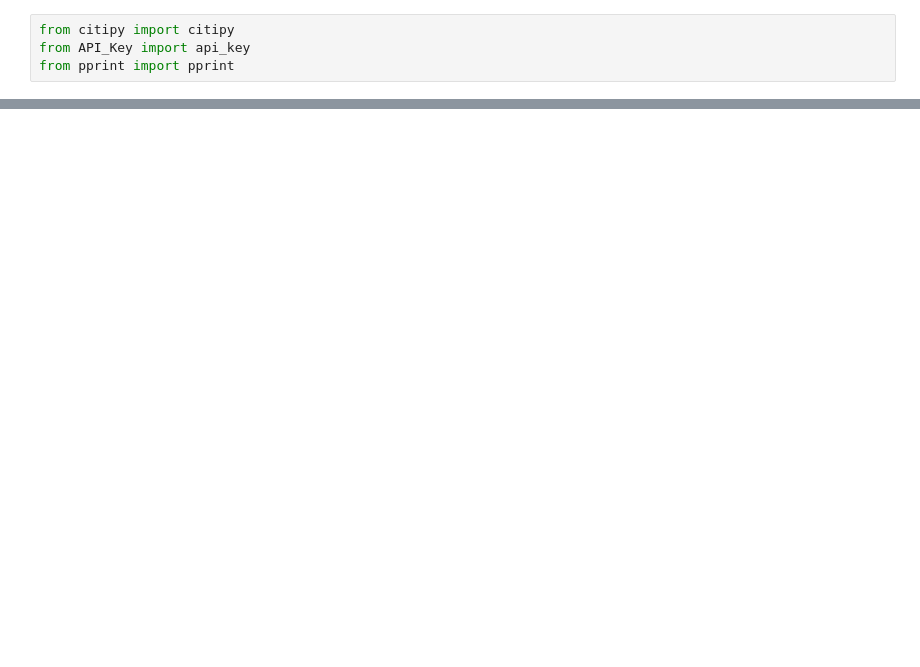
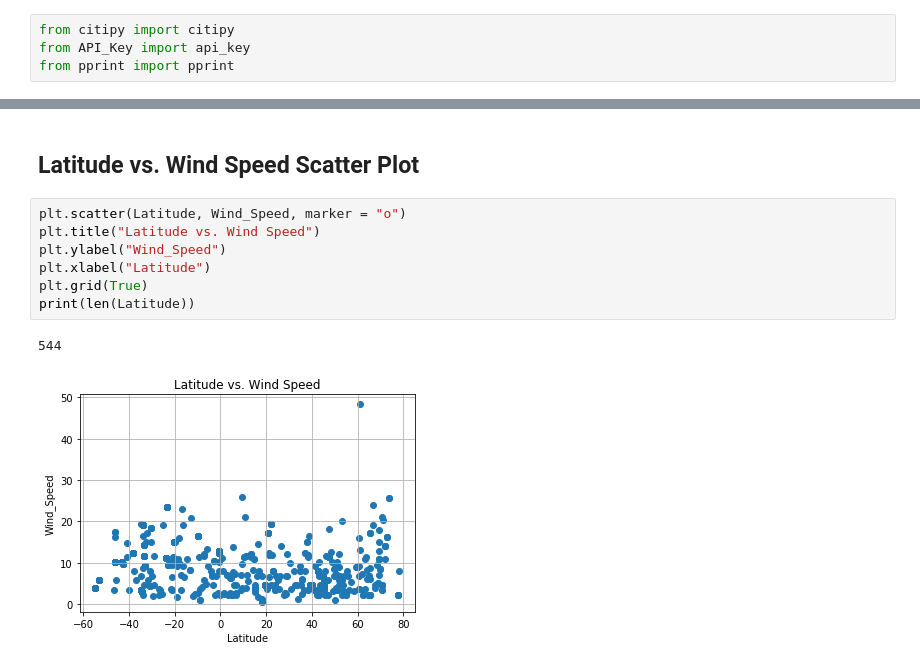
Before and after one commit to alee1412/homework, a Jupyter notebook: 06-Python-APIs/Weatherpy API.ipynb, the cells around one changed output, grey strips where cells are left out. Saved outputs shown, nothing was run; the diff lists cells and outputs as text; blank space fills up the shorter version.

```diff
--- a/06-Python-APIs/Weatherpy API.ipynb
+++ b/06-Python-APIs/Weatherpy API.ipynb
@@ -62,0 +119,12 @@ NameError: name 'y_axis' is not defined
+# %% [markdown]
+## Latitude vs. Wind Speed Scatter Plot
+# %%
+plt.scatter(Latitude, Wind_Speed, marker = "o")
+plt.title("Latitude vs. Wind Speed")
+plt.ylabel("Wind_Speed")
+plt.xlabel("Latitude")
+plt.grid(True)
+print(len(Latitude))
+# %% [output]
+544
+[figure, added]
```
Also changed, not shown: parts of 11 cells of this notebook.
